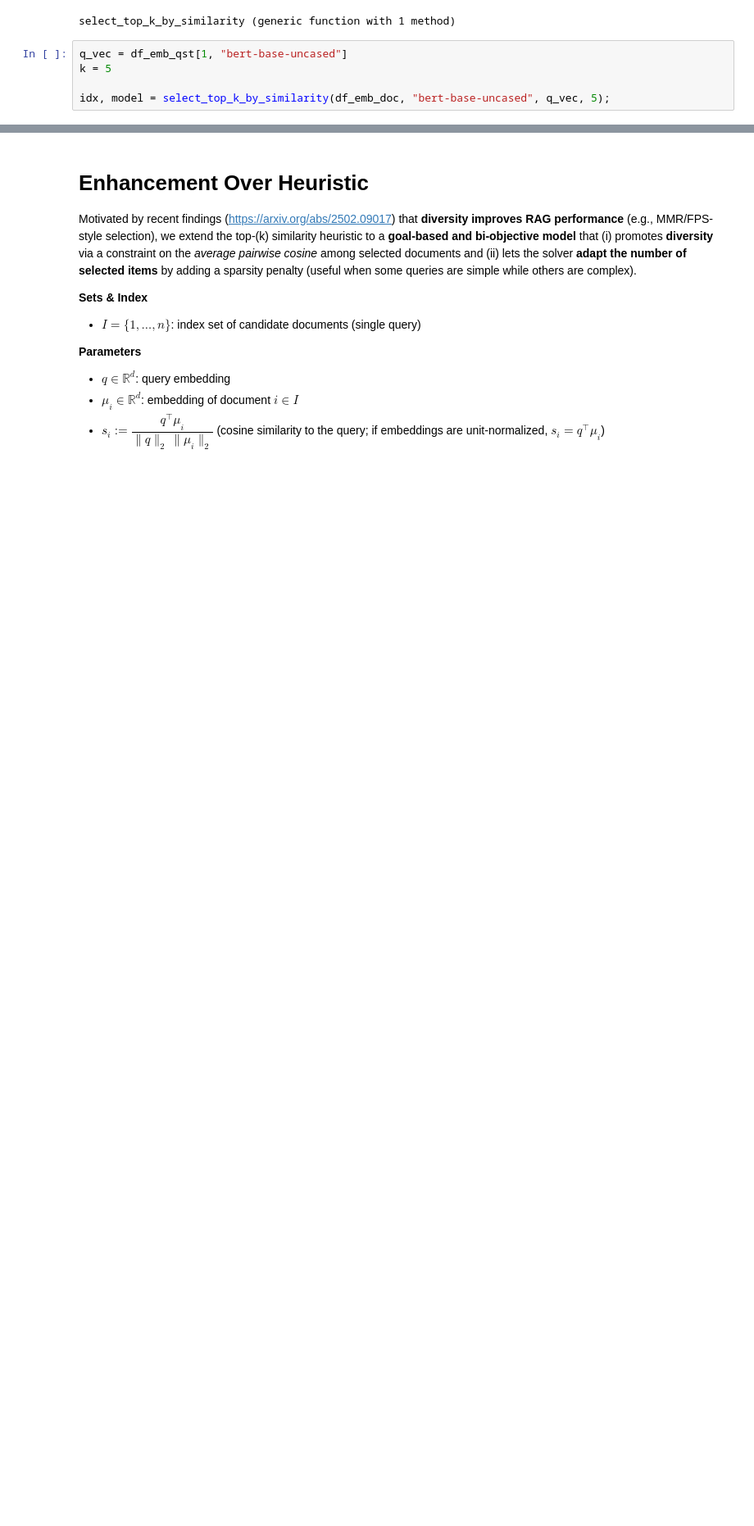
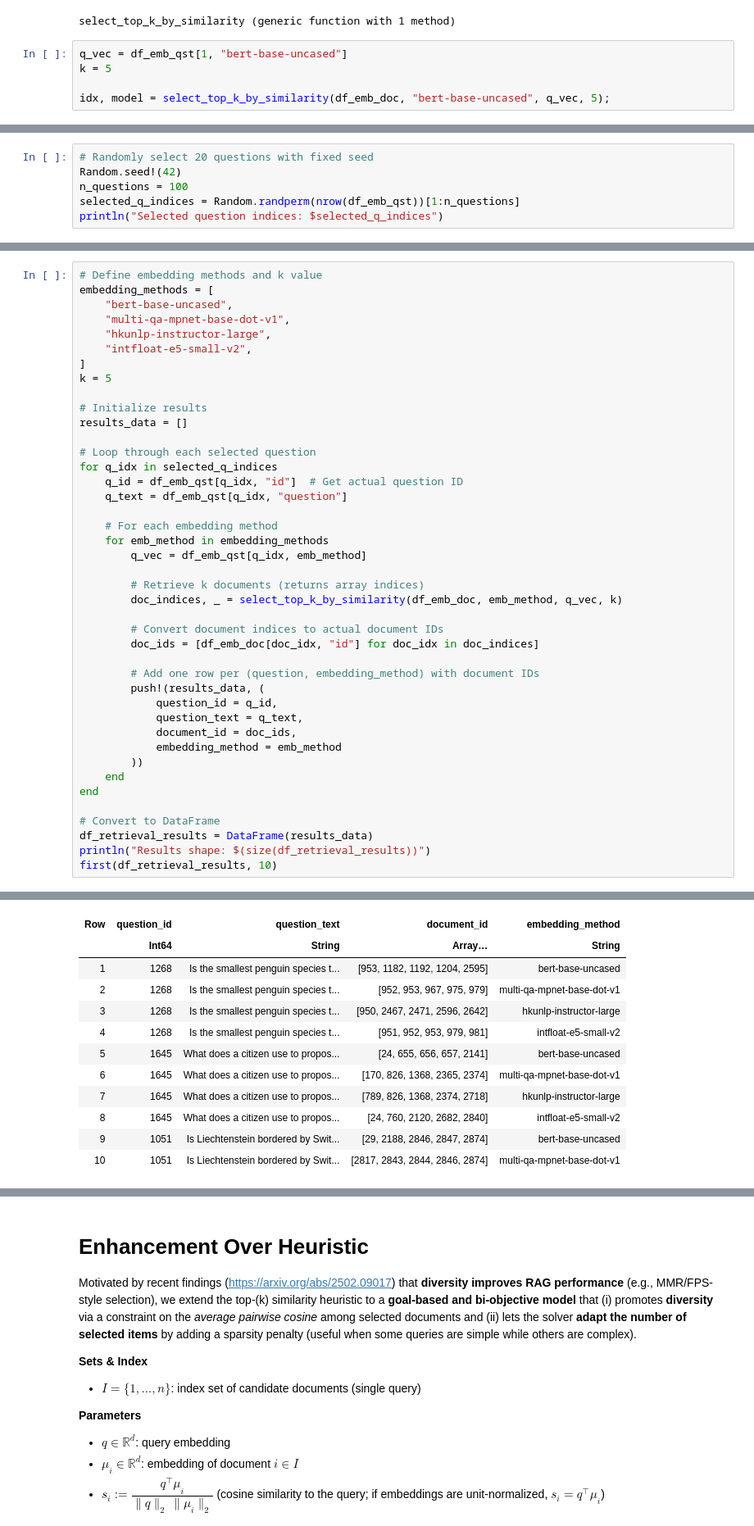
Before and after one commit to kbzh2558/robustness_view_of_rag, a Jupyter notebook: robust_rag.ipynb, the cells around one changed output, grey strips where cells are left out. Shown at 82% size. Drawn from its saved outputs; the diff is of its cells as text; blank space fills up the shorter version.

```diff
--- a/robust_rag.ipynb
+++ b/robust_rag.ipynb
@@ -157,0 +193,6 @@ df_emb_doc[idx, "passage"]
+# %%
+# Randomly select 20 questions with fixed seed
+Random.seed!(42)
+n_questions = 100
+selected_q_indices = Random.randperm(nrow(df_emb_qst))[1:n_questions]
+println("Selected question indices: $selected_q_indices")
@@ -157,0 +201,43 @@ df_emb_doc[idx, "passage"]
+# %%
+# Define embedding methods and k value
+embedding_methods = [
+    "bert-base-uncased",
+    "multi-qa-mpnet-base-dot-v1",
+    "hkunlp-instructor-large",
+    "intfloat-e5-small-v2",
+]
+k = 5
+
+# Initialize results
+results_data = []
+
+# Loop through each selected question
+for q_idx in selected_q_indices
+    q_id = df_emb_qst[q_idx, "id"]  # Get actual question ID
+    q_text = df_emb_qst[q_idx, "question"]
+
+    # For each embedding method
+    for emb_method in embedding_methods
+        q_vec = df_emb_qst[q_idx, emb_method]
+
+        # Retrieve k documents (returns array indices)
+        doc_indices, _ = select_top_k_by_similarity(df_emb_doc, emb_method, q_vec, k)
+
+        # Convert document indices to actual document IDs
+        doc_ids = [df_emb_doc[doc_idx, "id"] for doc_idx in doc_indices]
+
+        # Add one row per (question, embedding_method) with document IDs
+        push!(results_data, (
+            question_id = q_id,
+            question_text = q_text,
+            document_id = doc_ids,
+            embedding_method = emb_method
+        ))
+    end
+end
+
+# Convert to DataFrame
+df_retrieval_results = DataFrame(results_data)
+println("Results shape: $(size(df_retrieval_results))")
+first(df_retrieval_results, 10)
+# %% [output]
@@ -157,0 +246,12 @@ df_emb_doc[idx, "passage"]
+| Row | question_id | question_text | document_id | embedding_method |
+|  | Int64 | String | Array… | String |
+| 1 | 1268 | Is the smallest penguin species t... | [953, 1182, 1192, 1204, 2595] | bert-base-uncased |
+| 2 | 1268 | Is the smallest penguin species t... | [952, 953, 967, 975, 979] | multi-qa-mpnet-base-dot-v1 |
+| 3 | 1268 | Is the smallest penguin species t... | [950, 2467, 2471, 2596, 2642] | hkunlp-instructor-large |
+| 4 | 1268 | Is the smallest penguin species t... | [951, 952, 953, 979, 981] | intfloat-e5-small-v2 |
+| 5 | 1645 | What does a citizen use to propos... | [24, 655, 656, 657, 2141] | bert-base-uncased |
+| 6 | 1645 | What does a citizen use to propos... | [170, 826, 1368, 2365, 2374] | multi-qa-mpnet-base-dot-v1 |
+| 7 | 1645 | What does a citizen use to propos... | [789, 826, 1368, 2374, 2718] | hkunlp-instructor-large |
+| 8 | 1645 | What does a citizen use to propos... | [24, 760, 2120, 2682, 2840] | intfloat-e5-small-v2 |
+| 9 | 1051 | Is Liechtenstein bordered by Swit... | [29, 2188, 2846, 2847, 2874] | bert-base-uncased |
+| 10 | 1051 | Is Liechtenstein bordered by Swit... | [2817, 2843, 2844, 2846, 2874] | multi-qa-mpnet-base-dot-v1 |
```
Also changed, not shown: parts of 31 cells of this notebook, 6 other files.
